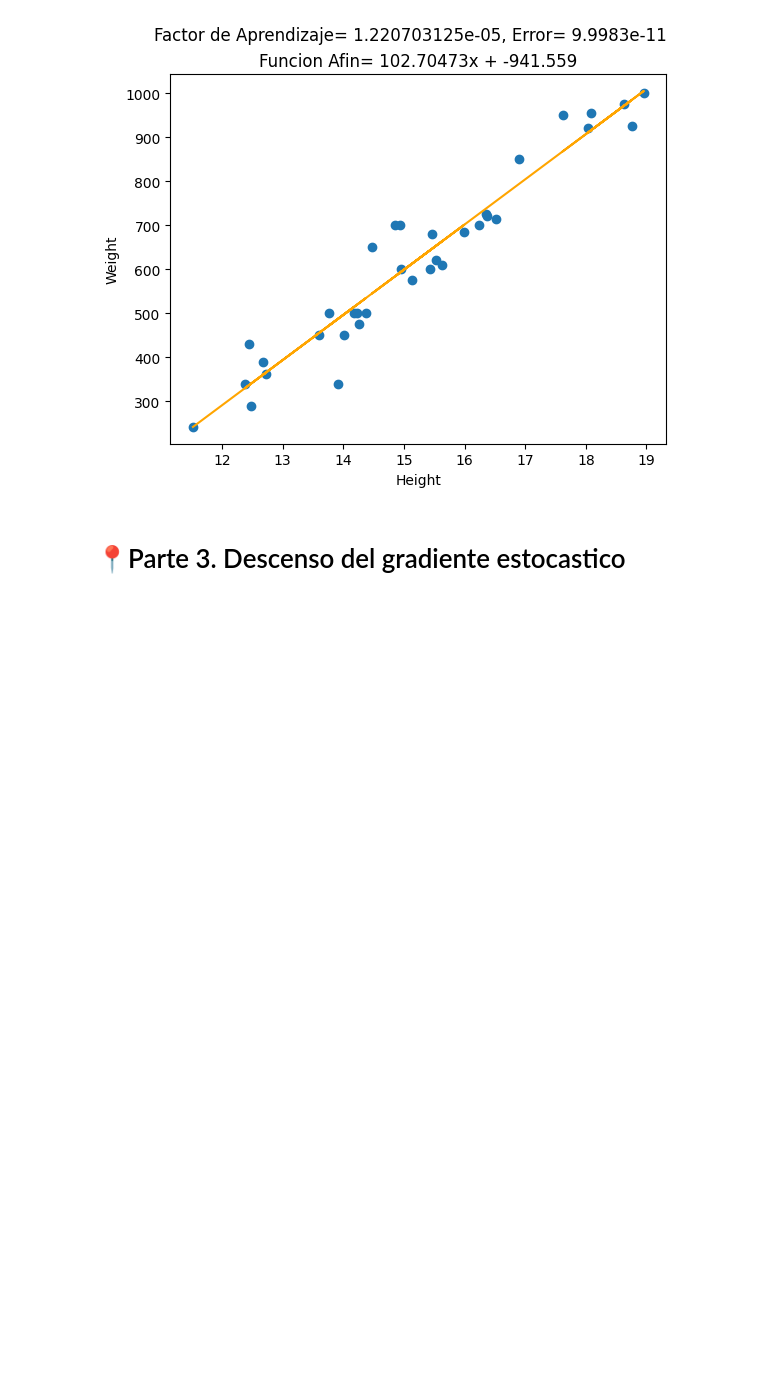
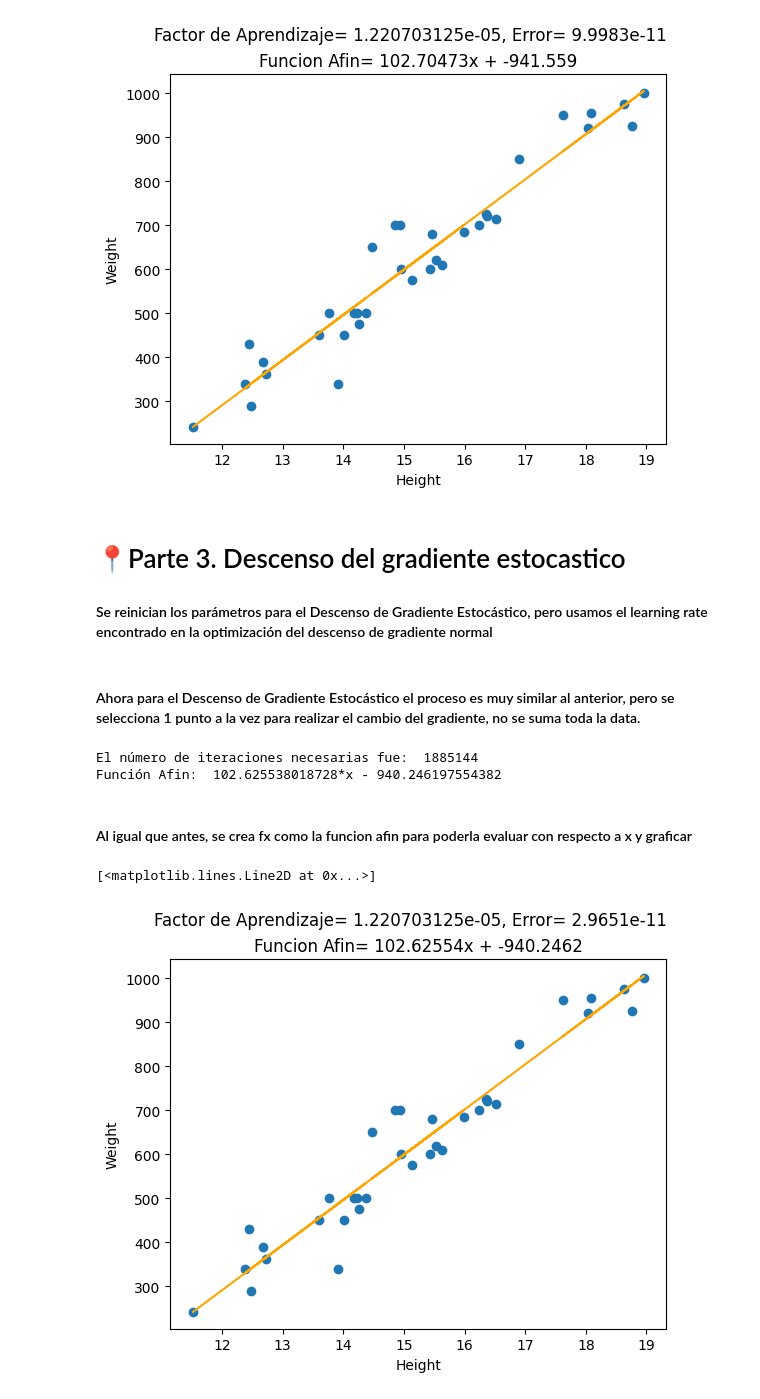
Before and after one commit to fransbompart/AI_UCAB, a Jupyter notebook: linear regression/FIA_p2_Alonso_Bompart.ipynb, the cells around one changed output. Cells and saved outputs as stored; diff of their text form; code cells hidden in the pictures; blank space fills up the shorter version.

```diff
--- a/linear regression/FIA_p2_Alonso_Bompart.ipynb
+++ b/linear regression/FIA_p2_Alonso_Bompart.ipynb
@@ -220,3 +246,74 @@ plt.plot(xi,fi, color='orange',  label=f)
 [figure]
 # %% [markdown]
 <h1>📍Parte 3. Descenso del gradiente estocastico</h1>
+
+<h4>Se reinician los parámetros para el Descenso de Gradiente Estocástico, pero usamos el learning rate encontrado en la optimización del descenso de gradiente normal</h4>
+# %%
+# Definición de los ajustes y parámetros iniciales
+b = 1
+m = 1
+criteria = 1e-10
+max_iterations = 2000000
+# %% [markdown]
+<h4>Ahora para el Descenso de Gradiente Estocástico el proceso es muy similar al anterior, pero se selecciona 1 punto a la vez para realizar el cambio del gradiente, no se suma toda la data.</h4>
+# %%
+def calculate_stochastic_gradient(xi, yi, b, m, learningRate, criteria, max_iterations, correction_factor=0.5):
+    finish = False
+    for h in range(0, max_iterations):
+        if finish:
+            break
+        #Se inicializan los parametros
+        m_gradient = 0
+        b_gradient = 0
+
+        for i in range(0, len(xi)):
+
+          #Se calculan los gradientes con las formulas previamente dadas
+          b_gradient = -(1/2) * (yi[i] - (b + m * xi[i]))
+          m_gradient = -(1/2) * (yi[i] - (b + m * xi[i])) * xi[i]
+
+          #se utilizan las formulas previamente dadas para calcular m y b
+          m = m - (learningRate * m_gradient)
+          b = b - (learningRate * b_gradient)
+
+          #se compara la medida mínima de movimiento del resultado con respecto al anterior con el criterio, si es menor se sale del ciclo
+          movement = max(abs(learningRate * m_gradient), abs(learningRate * b_gradient))
+          if movement < criteria:
+              finish = True
+              break
+
+    return m, b, movement, learningRate, h
+
+#se crea el simbolo "x" para poder visualizar la función con ese símbolo
+x = sym.Symbol('x')
+
+(m, b, error, learningRate, iterations) = calculate_stochastic_gradient(xi, yi, b, m, learningRate, criteria, max_iterations)
+f = m*x + b
+print("El número de iteraciones necesarias fue: ", iterations)
+#se imprime la función conseguida
+print("Función Afin: ", f)
+# %% [output]
+El número de iteraciones necesarias fue:  1885144
+Función Afin:  102.625538018728*x - 940.246197554382
+# %% [markdown]
+<h4>Al igual que antes, se crea fx como la funcion afin para poderla evaluar con respecto a x y graficar</h4>
+# %%
+#Se crea la funcion para poder ser evaluada con respecto a x
+fx = sym.lambdify(x,f)
+#Se guardan los valores que se obtienen al evaluar la función afin con cada xi en fi
+fi = fx(xi)
+#Se crea el grafico con los datos iniciales
+plt.plot(xi,yi,'o',label='(xi,yi)')
+
+#Se colocan las etiquetas correspondientes en cada eje
+plt.xlabel("Height")
+plt.ylabel("Weight")
+#Se coloca de titulo de la grafica la función afin conseguida
+plt.title("Funcion Afin= " +  str(round(m,5)) +"x + " + str(round(b,5)))
+#Se coloca de subtitulo el valor final del factor de aprendizaje y el error
+plt.suptitle("Factor de Aprendizaje= "+ str(round(learningRate,15))+ ", Error= "+ str(round(error,15)))
+#Se hace el grafico de la funcion afin evaluada en cada punto de xi
+plt.plot(xi,fi, color='orange',  label=f)
+# %% [output]
+[<matplotlib.lines.Line2D at 0x...>]
+[figure, added]
```
Also changed, not shown: parts of 8 cells of this notebook.
